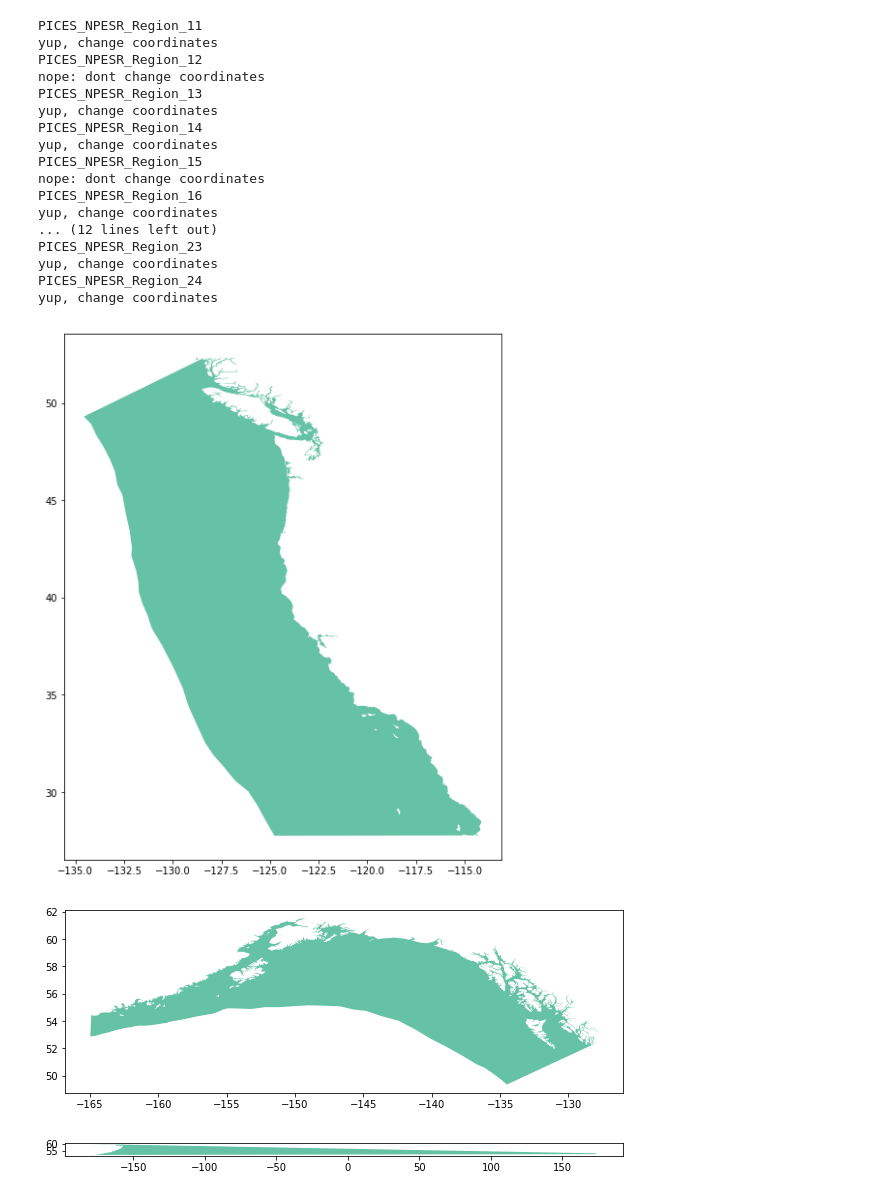
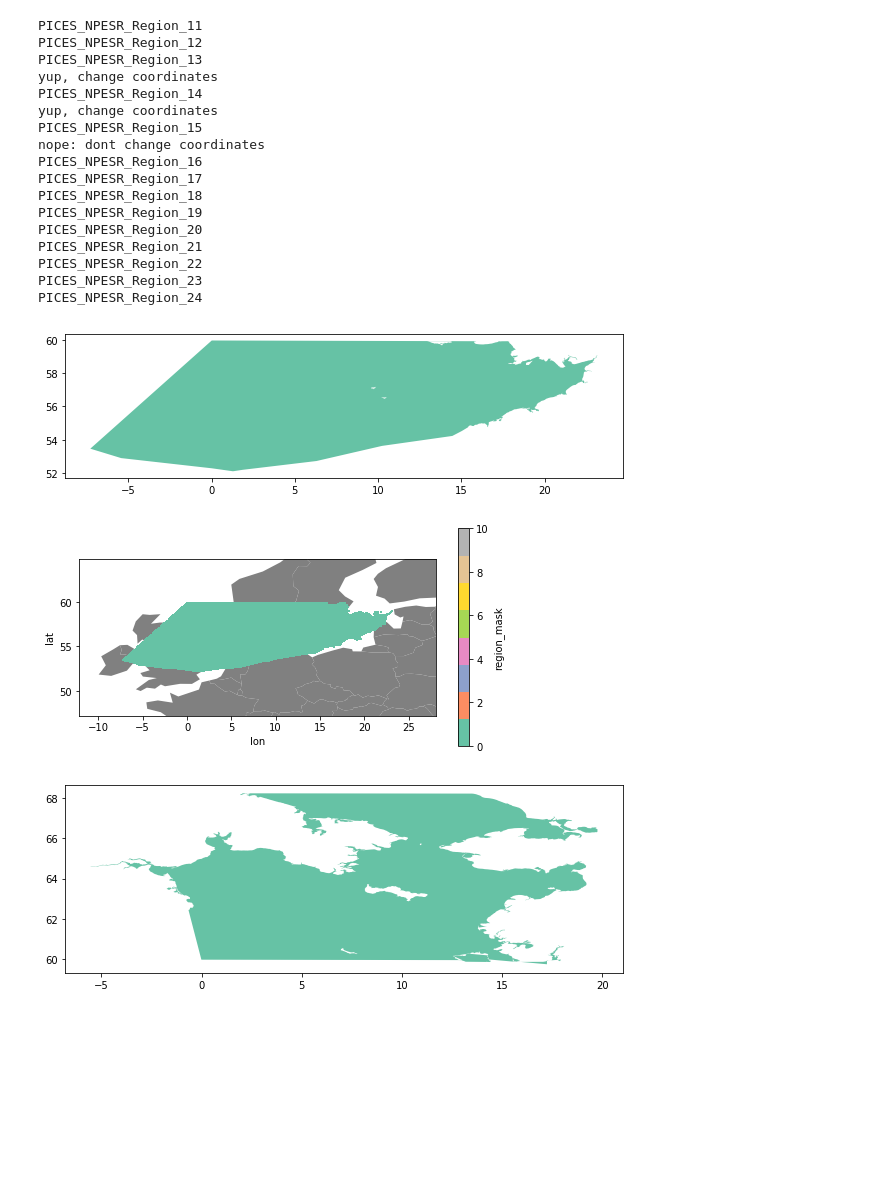
Before and after one commit to cgentemann/Biophysical, a Jupyter notebook: Take LME GIS files and put into netcdf mask array.ipynb, the cells around one changed output. Cells and saved outputs as stored; diff of their text form; code cells hidden in the pictures; blank space fills up the shorter version.

Commit message:
figures

```diff
--- a/Take LME GIS files and put into netcdf mask array.ipynb
+++ b/Take LME GIS files and put into netcdf mask array.ipynb
@@ -145,6 +145,10 @@ points=np.array(points)
 #create a mask array of zeros, same shape as fld, to be modified by
 #the code below
 
+#there are some masks that wrap 180 which causes problems for the 'find inside'
+#for these there is a cheap below, instead of +lon_0=180
+#I put in +lon_0=0, create the mask then shift it to the-180,180 mask and save
+
 dir_data='F:/data/NASA_biophysical/pices/shapefiles/pices/'
 for root, dirs, files in os.walk(dir_data, topdown=False):
     if root[len(dir_data):len(dir_data)+1]=='.':
@@ -156,9 +160,15 @@ for root, dirs, files in os.walk(dir_data, topdown=False):
         print(name[:-4])
         name_region = name[:-4]
         num_region = int(name[-6:-4])
-
+        if ((num_region<13)|(num_region>15)):
+            continue
         df = gpd.read_file(filename)
-        crs_source = ('+proj=natearth +ellps=GRS80 +unit=m +lon_0=180')
+        if ((num_region == 13) | (num_region==14) ):
+            crs_source = ('+proj=natearth +ellps=GRS80 +unit=m +lon_0=0')
+            iwrap=1
+        else:
+            crs_source = ('+proj=natearth +ellps=GRS80 +unit=m +lon_0=180')
+            iwrap=0
         df.crs = crs_source
 #check if in ITM or geocoordinates
         Edf2=explode_polygon(df)
@@ -187,52 +197,71 @@ for root, dirs, files in os.walk(dir_data, topdown=False):
 
 #        subset = df.loc[df['OBJECTID']==iob]
 
-        Edf2=explode_polygon(df)
+        Edf2=explode_polygon(df2)
 
         for index,row in Edf2.iterrows():
             #print('working on polygon', index)
             mypolygon=[]
             for pt in list(row['geometry'].exterior.coords):
                 #print(index,', ',pt)
                 mypolygon.append(pt)
             path=mpltPath.Path(mypolygon)
             inside=path.contains_points(points)
             #find the results in the array that were inside the polygon ('True')
             #and set them to missing. First, must reshape the result of the search
             #('points') so that it matches the mask & original data
             #reshape the result to the main grid array
             inside=np.array(inside).reshape(lon2d.shape)
             i=np.where(inside == True)
             mask[i]=1
-            mask_all[i]=num_region
+            #mask_all[i]=num_region
+        if iwrap==1:
+            mask2=np.zeros(mask.shape)
+            mask2[:,1:1800]=mask[:,1801:3600]#,mask[:,1:1800]]
+            mask2[:,1800:3600]=mask[:,1:1801]
+        else:
+             mask2=mask
 
-        ds_mask_tem=xr.Dataset(data_vars={'region_mask': (('lat','lon'),mask) },coords={'lat':lats,'lon':lons})
+        ds_mask_tem=xr.Dataset(data_vars={'region_mask': (('lat','lon'),mask2) },coords={'lat':lats,'lon':lons})
+        ds_masked = ds_mask_tem.where(ds_mask_tem['region_mask'] != 0)
+        min_lat = lat2d[np.isfinite(ds_masked.region_mask)].min()
+        max_lat = lat2d[np.isfinite(ds_masked.region_mask)].max()
+        min_lon = lon2d[np.isfinite(ds_masked.region_mask)].min()
+        max_lon = lon2d[np.isfinite(ds_masked.region_mask)].max()
         ds_mask_tem['region_mask'].attrs['PICES_name'] = name_region
+        ds_mask_tem['region_mask'].attrs['min_lon'] = min_lon
+        ds_mask_tem['region_mask'].attrs['max_lon'] = max_lon
+        ds_mask_tem['region_mask'].attrs['min_lat'] = min_lat
+        ds_mask_tem['region_mask'].attrs['max_lat'] = max_lat
         mask_name = str(num_region)+'_mask'
         filename_out = data_dir+mask_name+'_mask.nc'
         ds_mask_tem.to_netcdf(filename_out)
-       # sv_names[num_region]=name_region
-#        ds_mask=xr.Dataset(data_vars={'region_mask': (('lat','lon'),mask_all),'LME_names':(('region'),sv_names )},coords={'lat':lats,'lon':lons,'region':np.arange(1,68,1)})
-#        filename_out = data_dir+'all_mask.nc'
-#        ds_mask.to_netcdf(filename_out)
+        fig, axarr = plt.subplots(1, 1,figsize=(8,4))
+        ax0 = axarr
+        world = gpd.read_file(gpd.datasets.get_path('naturalearth_lowres'))
+        world.plot(ax=ax0,facecolor='gray');
+        ds_masked.region_mask.plot(ax=ax0,cmap='Set2', vmin=0,vmax=10);
+        plt.xlim(min_lon-5,max_lon+5)
+        plt.ylim(min_lat-5,max_lat+5)
+        plt.savefig(data_fig + name_region+'_global.png')
 # %% [output]
 PICES_NPESR_Region_11
-yup, change coordinates
 PICES_NPESR_Region_12
-nope: dont change coordinates
 PICES_NPESR_Region_13
 yup, change coordinates
 PICES_NPESR_Region_14
 yup, change coordinates
 PICES_NPESR_Region_15
 nope: dont change coordinates
 PICES_NPESR_Region_16
-yup, change coordinates
-... (12 lines left out)
+PICES_NPESR_Region_17
+PICES_NPESR_Region_18
+PICES_NPESR_Region_19
+PICES_NPESR_Region_20
+PICES_NPESR_Region_21
+PICES_NPESR_Region_22
 PICES_NPESR_Region_23
-yup, change coordinates
 PICES_NPESR_Region_24
-yup, change coordinates
-[figure, old version]
+[figure, new version]
-[figure, old version]
+[figure, new version]
-[figure, old version]
+[figure, new version]
```
Also changed, not shown: parts of 14 cells of this notebook, 2 other files.
